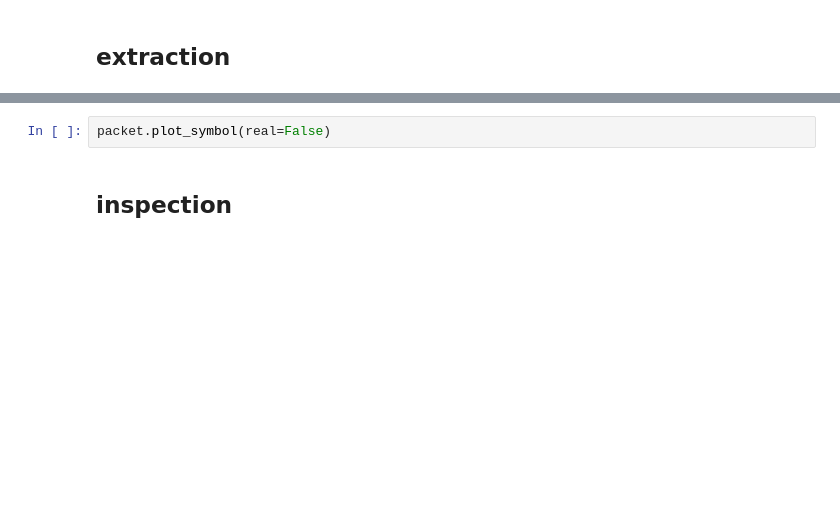
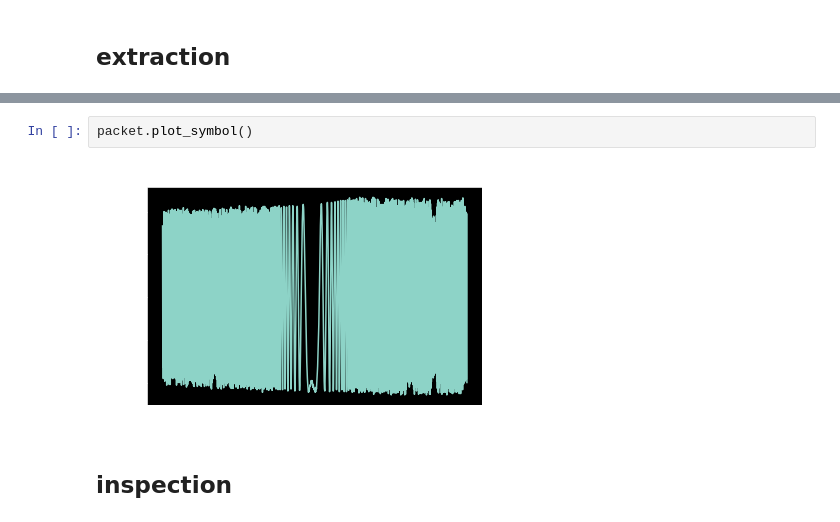
Before and after one commit to tjbergst/lorapy, a Jupyter notebook: data_processing_lorapy.ipynb, the cells around one changed output, grey strips where cells are left out. Saved outputs shown, nothing was run; the diff lists cells and outputs as text; blank space fills up the shorter version.

```diff
--- a/data_processing_lorapy.ipynb
+++ b/data_processing_lorapy.ipynb
@@ -139,5 +176,7 @@ packet.extract_preamble_symbols()
 # %%
-packet.plot_symbol(real=False)
+packet.plot_symbol()
+# %% [output]
+[figure, added]
 # %% [markdown]
 ## inspection
 # %%
```
Also changed, not shown: parts of 39 cells of this notebook.
